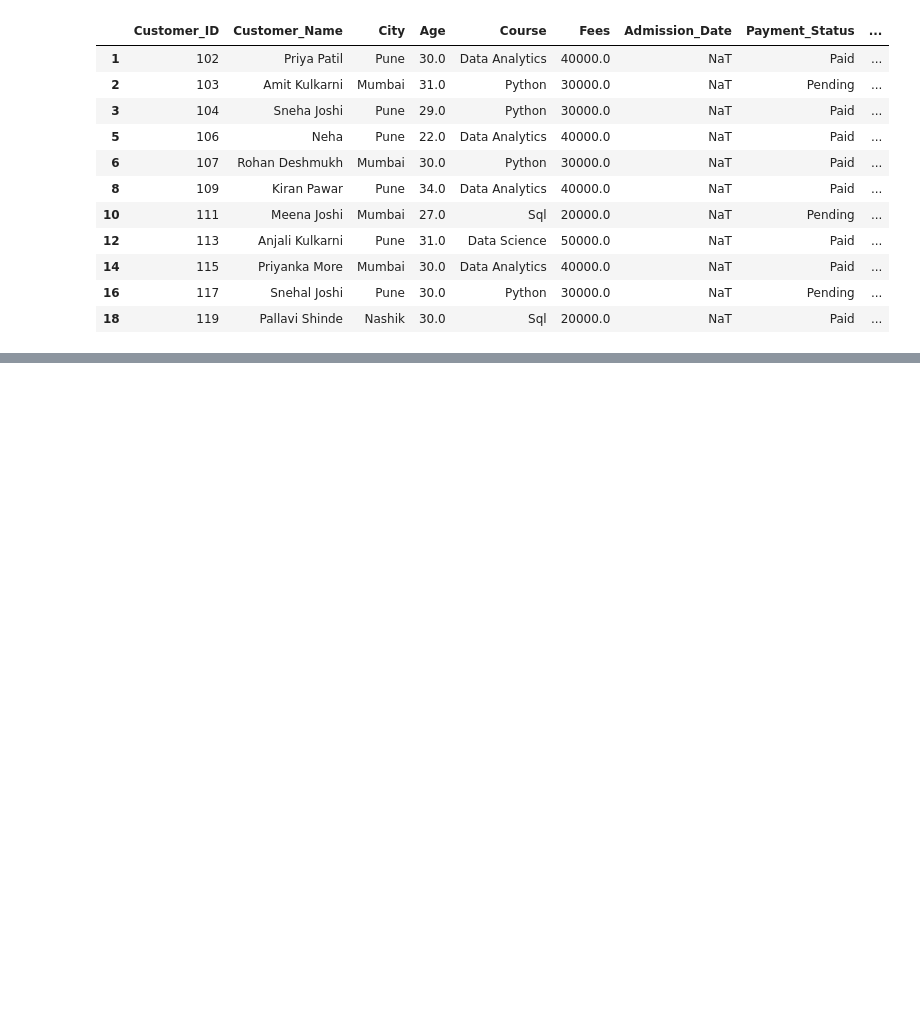
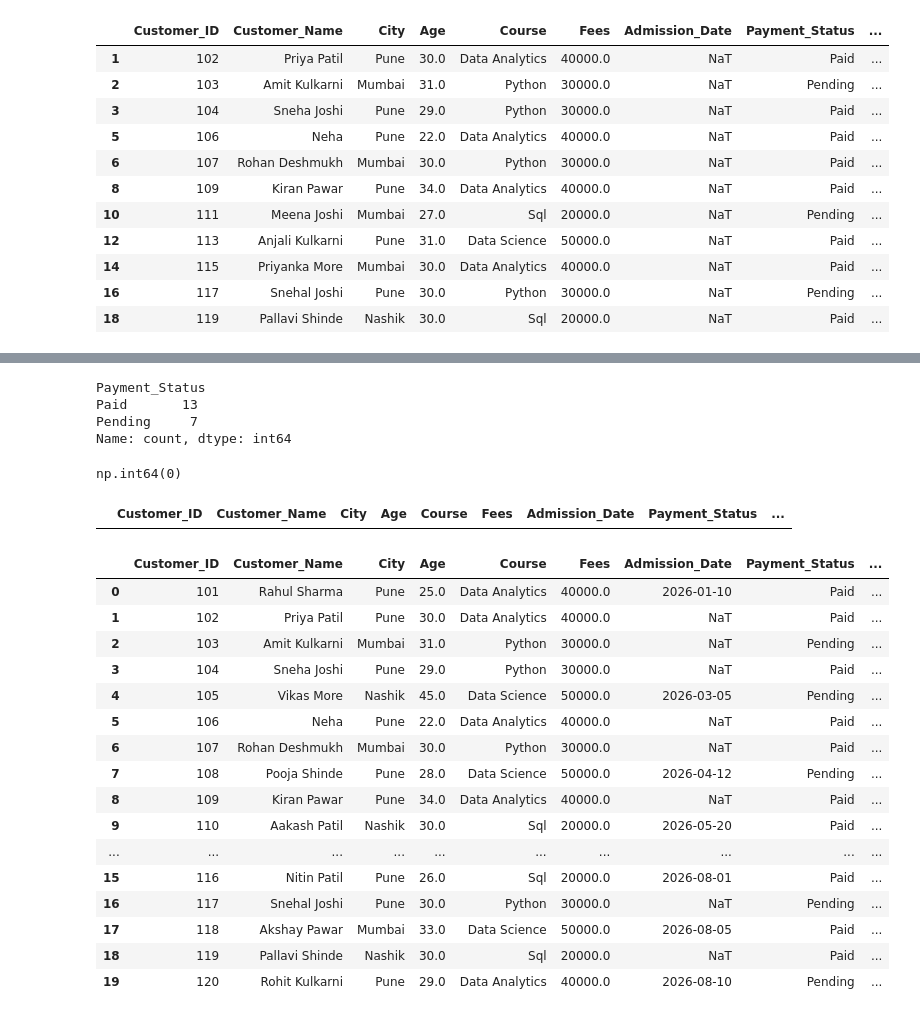
Before and after one commit to yashasvidalvi/Data-Analytics-604-batch-ws, a Jupyter notebook: Libraries/revision_all_libraries/data_cleaning.ipynb, the cells around one changed output, grey strips where cells are left out. Cells and saved outputs as stored; diff of their text form; code cells hidden in the pictures; blank space fills up the shorter version.

```diff
--- a/Libraries/revision_all_libraries/data_cleaning.ipynb
+++ b/Libraries/revision_all_libraries/data_cleaning.ipynb
@@ -122,0 +146,3 @@ df["Phone"] = df["Phone"].astype(str).str
+# %%
+df["Phone_Valid"] = df["Phone"].str.match(r"^[6-9]\d{9}$")
+print(df[["Phone","Phone_Valid"]])
@@ -122,0 +167,45 @@ df["Phone"] = df["Phone"].astype(str).str
+# %%
+df["Payment_Status"] = (df["Payment_Status"].str.strip().str.title())
+df["Payment_Status"].value_counts()
+# %% [output]
+Payment_Status
+Paid       13
+Pending     7
+Name: count, dtype: int64
+# %%
+df.duplicated().sum()
+# %% [output]
+np.int64(0)
+# %%
+df[df["Customer_ID"].duplicated(keep=False)]
+# %% [output]
+|  | Customer_ID | Customer_Name | City | Age | Course | Fees | Admission_Date | Payment_Status | ... |
+# %%
+df["Age_group"] = pd.cut(
+    df["Age"],bins=[0,25,35,45,100],
+    labels=[
+        "18-25",
+        "26-35",
+        "36-45",
+        "46+"
+    ]
+)
+df
+# %% [output]
+|  | Customer_ID | Customer_Name | City | Age | Course | Fees | Admission_Date | Payment_Status | ... |
+| 0 | 101 | Rahul Sharma | Pune | 25.0 | Data Analytics | 40000.0 | 2026-01-10 | Paid | ... |
+| 1 | 102 | Priya Patil | Pune | 30.0 | Data Analytics | 40000.0 | NaT | Paid | ... |
+| 2 | 103 | Amit Kulkarni | Mumbai | 31.0 | Python | 30000.0 | NaT | Pending | ... |
+| 3 | 104 | Sneha Joshi | Pune | 29.0 | Python | 30000.0 | NaT | Paid | ... |
+| 4 | 105 | Vikas More | Nashik | 45.0 | Data Science | 50000.0 | 2026-03-05 | Pending | ... |
+| 5 | 106 | Neha | Pune | 22.0 | Data Analytics | 40000.0 | NaT | Paid | ... |
+| 6 | 107 | Rohan Deshmukh | Mumbai | 30.0 | Python | 30000.0 | NaT | Paid | ... |
+| 7 | 108 | Pooja Shinde | Pune | 28.0 | Data Science | 50000.0 | 2026-04-12 | Pending | ... |
+| 8 | 109 | Kiran Pawar | Pune | 34.0 | Data Analytics | 40000.0 | NaT | Paid | ... |
+| 9 | 110 | Aakash Patil | Nashik | 30.0 | Sql | 20000.0 | 2026-05-20 | Paid | ... |
+| ... | ... | ... | ... | ... | ... | ... | ... | ... | ... |
+| 15 | 116 | Nitin Patil | Pune | 26.0 | Sql | 20000.0 | 2026-08-01 | Paid | ... |
+| 16 | 117 | Snehal Joshi | Pune | 30.0 | Python | 30000.0 | NaT | Pending | ... |
+| 17 | 118 | Akshay Pawar | Mumbai | 33.0 | Data Science | 50000.0 | 2026-08-05 | Paid | ... |
+| 18 | 119 | Pallavi Shinde | Nashik | 30.0 | Sql | 20000.0 | NaT | Paid | ... |
+| 19 | 120 | Rohit Kulkarni | Pune | 29.0 | Data Analytics | 40000.0 | 2026-08-10 | Pending | ... |
```
Also changed, not shown: parts of 9 cells of this notebook, 1 other file.
